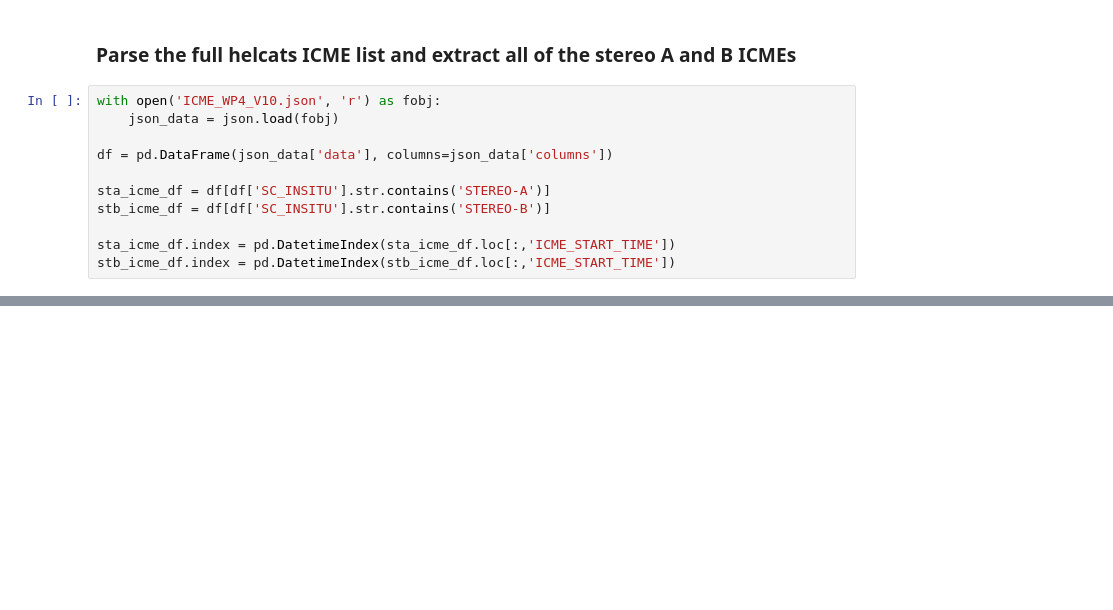
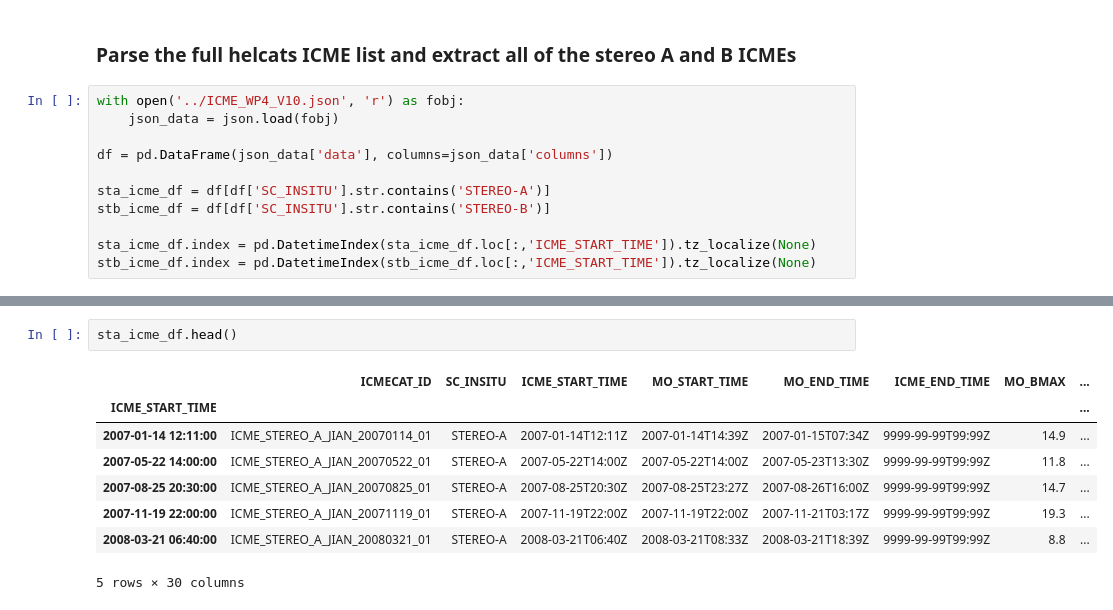
Before and after one commit to nmiles2718/aos_c204_final_project, a Jupyter notebook: notebooks/data_exploration.ipynb, the cells around one changed output, grey strips where cells are left out. Saved outputs shown, nothing was run; the diff lists cells and outputs as text; blank space fills up the shorter version.

```diff
--- a/notebooks/data_exploration.ipynb
+++ b/notebooks/data_exploration.ipynb
@@ -24,7 +32,7 @@ munits.registry[dt.datetime] = converter
 # %% [markdown]
 ### Parse the full helcats ICME list and extract all of the stereo A and B ICMEs
 # %%
-with open('ICME_WP4_V10.json', 'r') as fobj:
+with open('../ICME_WP4_V10.json', 'r') as fobj:
     json_data = json.load(fobj)
 
 df = pd.DataFrame(json_data['data'], columns=json_data['columns'])
@@ -32,5 +40,5 @@ df = pd.DataFrame(json_data['data'], columns=json_data['columns'])
 sta_icme_df = df[df['SC_INSITU'].str.contains('STEREO-A')]
 stb_icme_df = df[df['SC_INSITU'].str.contains('STEREO-B')]
 
-sta_icme_df.index = pd.DatetimeIndex(sta_icme_df.loc[:,'ICME_START_TIME'])
-stb_icme_df.index = pd.DatetimeIndex(stb_icme_df.loc[:,'ICME_START_TIME'])
+sta_icme_df.index = pd.DatetimeIndex(sta_icme_df.loc[:,'ICME_START_TIME']).tz_localize(None)
+stb_icme_df.index = pd.DatetimeIndex(stb_icme_df.loc[:,'ICME_START_TIME']).tz_localize(None)
@@ -108,0 +227,11 @@ Canvas(toolbar=Toolbar(toolitems=[('Home', 'Reset original view', 'home', 'home'
+# %%
+sta_icme_df.head()
+# %% [output]
+|  | ICMECAT_ID | SC_INSITU | ICME_START_TIME | MO_START_TIME | MO_END_TIME | ICME_END_TIME | MO_BMAX | ... |
+| ICME_START_TIME |  |  |  |  |  |  |  | ... |
+| 2007-01-14 12:11:00 | ICME_STEREO_A_JIAN_20070114_01 | STEREO-A | 2007-01-14T12:11Z | 2007-01-14T14:39Z | 2007-01-15T07:34Z | 9999-99-99T99:99Z | 14.9 | ... |
+| 2007-05-22 14:00:00 | ICME_STEREO_A_JIAN_20070522_01 | STEREO-A | 2007-05-22T14:00Z | 2007-05-22T14:00Z | 2007-05-23T13:30Z | 9999-99-99T99:99Z | 11.8 | ... |
+| 2007-08-25 20:30:00 | ICME_STEREO_A_JIAN_20070825_01 | STEREO-A | 2007-08-25T20:30Z | 2007-08-25T23:27Z | 2007-08-26T16:00Z | 9999-99-99T99:99Z | 14.7 | ... |
+| 2007-11-19 22:00:00 | ICME_STEREO_A_JIAN_20071119_01 | STEREO-A | 2007-11-19T22:00Z | 2007-11-19T22:00Z | 2007-11-21T03:17Z | 9999-99-99T99:99Z | 19.3 | ... |
+| 2008-03-21 06:40:00 | ICME_STEREO_A_JIAN_20080321_01 | STEREO-A | 2008-03-21T06:40Z | 2008-03-21T08:33Z | 2008-03-21T18:39Z | 9999-99-99T99:99Z | 8.8 | ... |
+5 rows × 30 columns
```
Also changed, not shown: parts of 59 cells of this notebook, 4 other files.
